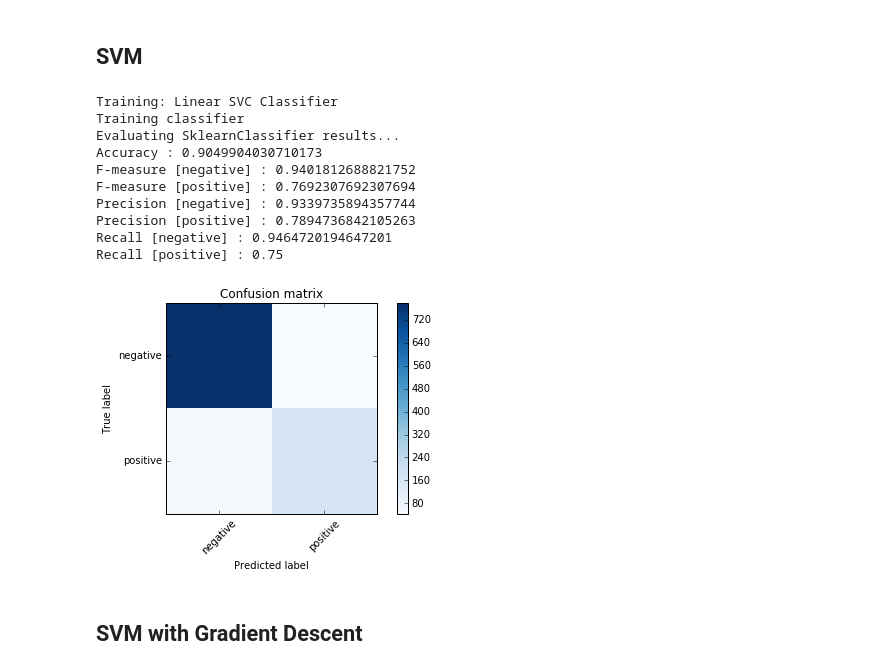
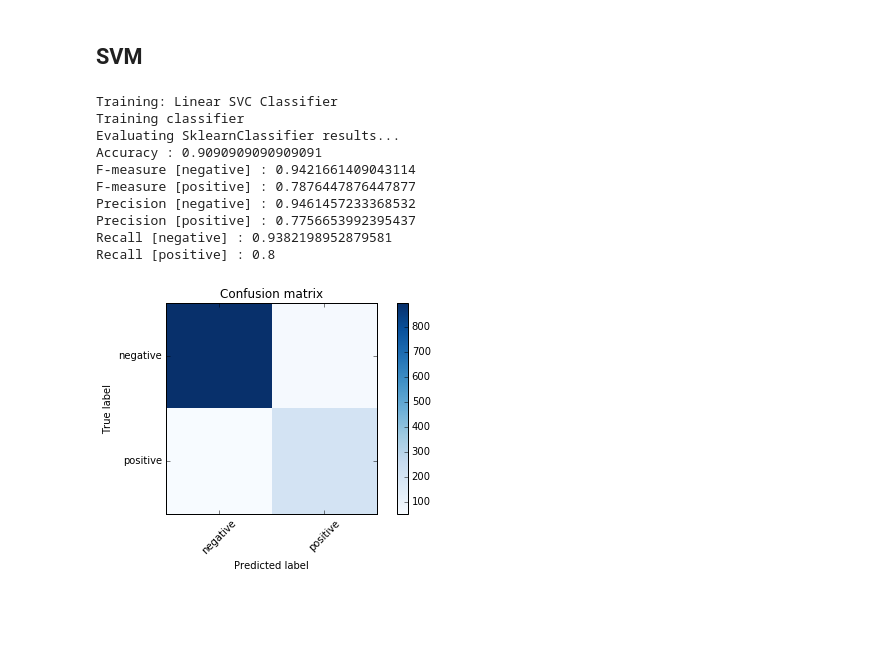
Before and after one commit to vlad-doru/master, a Jupyter notebook: TM/Only Positive And Negative.ipynb, the cells around one changed output. Cells and saved outputs as stored; diff of their text form; code cells hidden in the pictures; blank space fills up the shorter version.

```diff
--- a/TM/Only Positive And Negative.ipynb
+++ b/TM/Only Positive And Negative.ipynb
@@ -121,23 +121,22 @@ Recall [positive] : 0.5818181818181818
 # %%
 from sklearn.svm import LinearSVC
 from nltk.classify import SklearnClassifier
 trainer = {
     "name": "Linear SVC Classifier",
     "train": SklearnClassifier(LinearSVC(dual = False, # because number of samples > number of features,
+                                         C = 2,
                                         )).train,
 }
 svm = evaluate_trainer(trainer)
 # %% [output]
 Training: Linear SVC Classifier
 Training classifier
 Evaluating SklearnClassifier results...
-Accuracy : 0.9049904030710173
-F-measure [negative] : 0.9401812688821752
-F-measure [positive] : 0.7692307692307694
-Precision [negative] : 0.9339735894357744
-Precision [positive] : 0.7894736842105263
-Recall [negative] : 0.9464720194647201
-Recall [positive] : 0.75
+Accuracy : 0.9090909090909091
+F-measure [negative] : 0.9421661409043114
+F-measure [positive] : 0.7876447876447877
+Precision [negative] : 0.9461457233368532
+Precision [positive] : 0.7756653992395437
+Recall [negative] : 0.9382198952879581
+Recall [positive] : 0.8
-[figure, old version]
+[figure, new version]
-# %% [markdown]
-## SVM with Gradient Descent
```
Also changed, not shown: parts of 3 cells of this notebook, 4 other files.
